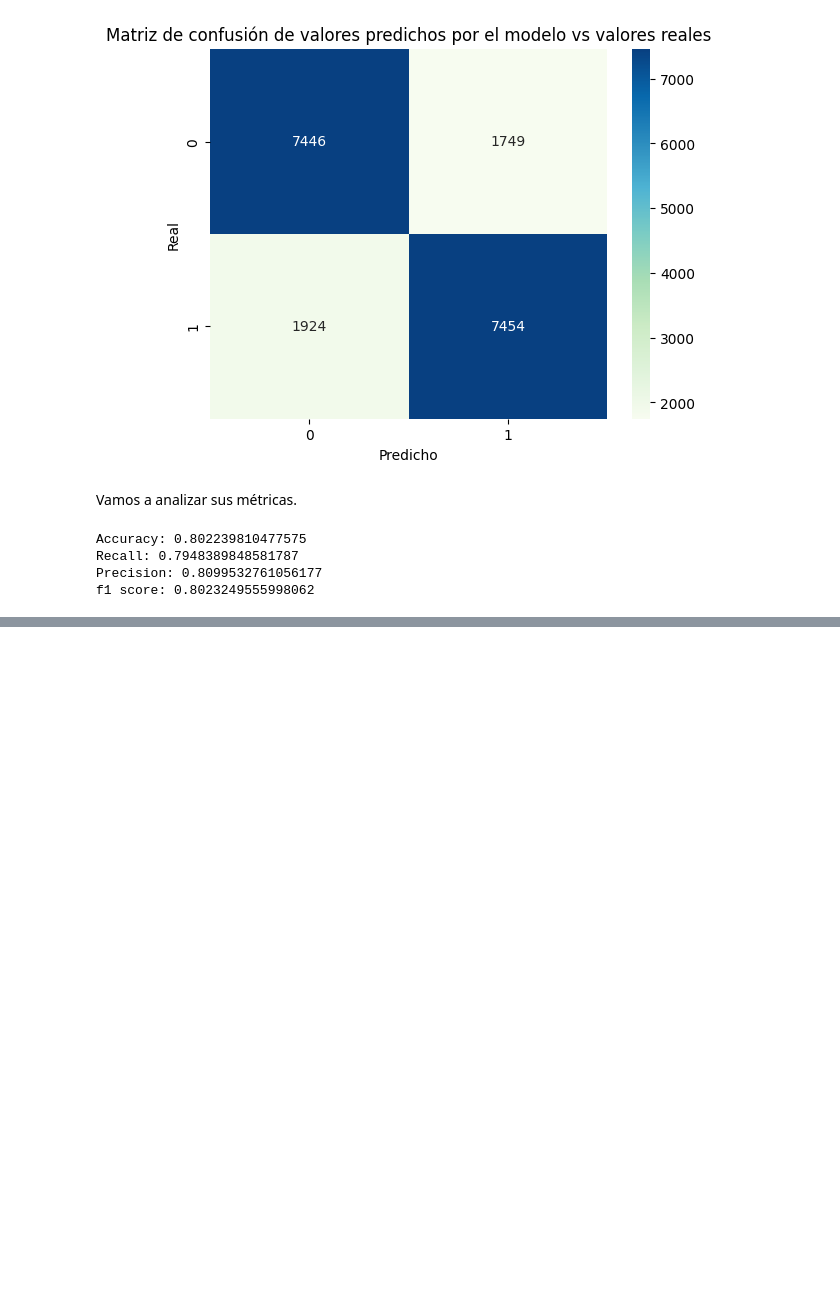
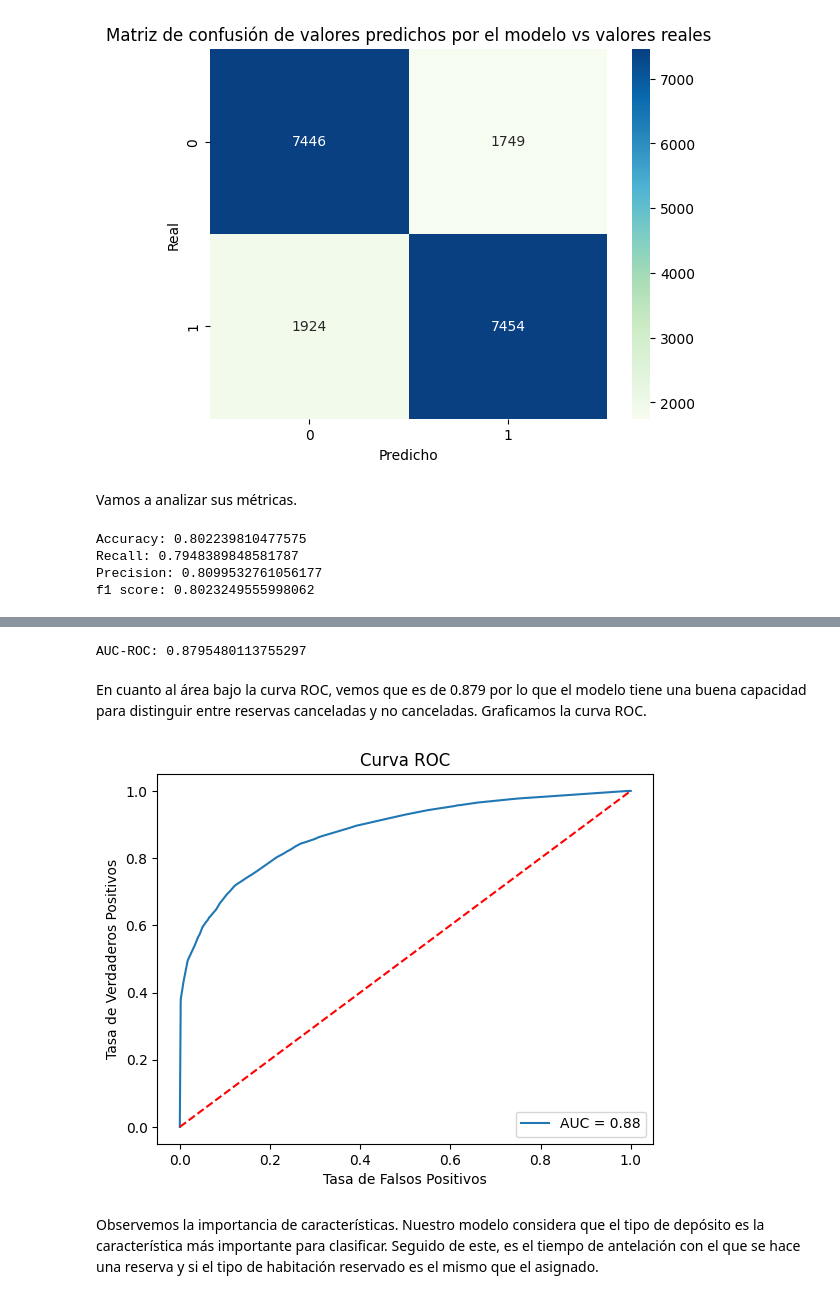
Before and after one commit to mrinkspot/Data-Science-and-Machine-Learning-Projects, a Jupyter notebook: 7506R_TP1_GRUPO20_CHP2_ENTREGA_N1.ipynb, the cells around one changed output, grey strips where cells are left out. Saved outputs shown, nothing was run; the diff lists cells and outputs as text; code cells hidden in the pictures; blank space fills up the shorter version.

```diff
--- a/7506R_TP1_GRUPO20_CHP2_ENTREGA_N1.ipynb
+++ b/7506R_TP1_GRUPO20_CHP2_ENTREGA_N1.ipynb
@@ -751,0 +860,37 @@ NameError: name 'sk' is not defined
+# %%
+from sklearn.metrics import roc_auc_score
+import pandas as pd
+y_pred_proba = pd.Series(best_tree.predict_proba(x_test)[:, 1])
+roc_auc = roc_auc_score(y_test, y_pred_proba)
+print('AUC-ROC:', roc_auc)
+# %% [output]
+AUC-ROC: 0.8795480113755297
+# %% [markdown]
+En cuanto al área bajo la curva ROC, vemos que es de 0.879 por lo que el modelo tiene una buena capacidad para distinguir entre reservas canceladas y no canceladas. Graficamos la curva ROC.
+# %%
+from sklearn.metrics import roc_curve, roc_auc_score
+import matplotlib.pyplot as plt
+
+# Obtener las probabilidades de la clase positiva
+y_probs = best_tree.predict_proba(x_test)[:,1]
+
+# Calcular la curva ROC
+fpr, tpr, umbrales = roc_curve(y_test, y_probs)
+
+# Calcular el área bajo la curva ROC
+auc = roc_auc_score(y_test, y_probs)
+
+# Graficar la curva ROC
+plt.plot(fpr, tpr, label='AUC = %0.2f'% auc)
+plt.plot([0,1],[0,1],'r--')
+plt.xlim([-0.05,1.05])
+plt.ylim([-0.05,1.05])
+plt.xlabel('Tasa de Falsos Positivos')
+plt.ylabel('Tasa de Verdaderos Positivos')
+plt.title('Curva ROC')
+plt.legend(loc="lower right")
+plt.show()
+# %% [output]
+[figure, added]
+# %% [markdown]
+Observemos la importancia de características. Nuestro modelo considera que el tipo de depósito es la característica más importante para clasificar. Seguido de este, es el tiempo de antelación con el que se hace una reserva y si el tipo de habitación reservado es el mismo que el asignado.
```
Also changed, not shown: parts of 32 cells of this notebook, 2 other files.
